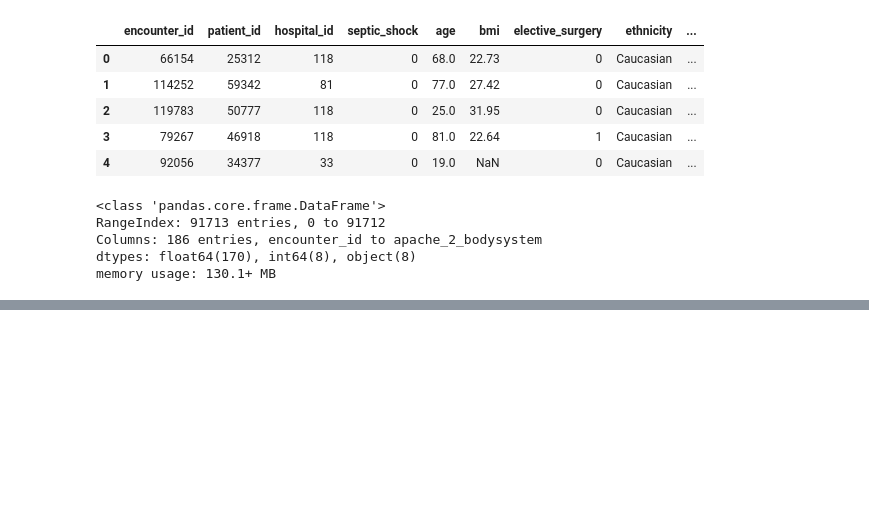
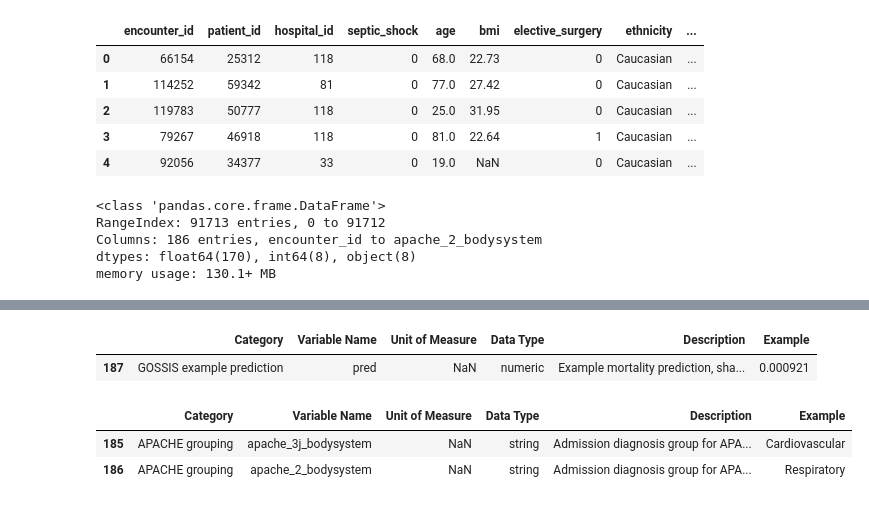
Before and after one commit to ardranijesh/Data-science-study, a Jupyter notebook: Project/Healthcare_Domain/Health_care_sepsis_septic_shock/Untitled.ipynb, the cells around one changed output, grey strips where cells are left out. Cells and saved outputs as stored; diff of their text form; code cells hidden in the pictures; blank space fills up the shorter version.

```diff
--- a/Project/Healthcare_Domain/Health_care_sepsis_septic_shock/Untitled.ipynb
+++ b/Project/Healthcare_Domain/Health_care_sepsis_septic_shock/Untitled.ipynb
@@ -56,0 +84,13 @@ Name: septic_shock, dtype: int64
+# %%
+cols= select_category(dictionary, "GOSSIS example prediction")
+cols
+# %% [output]
+|  | Category | Variable Name | Unit of Measure | Data Type | Description | Example |
+| 187 | GOSSIS example prediction | pred | NaN | numeric | Example mortality prediction, sha... | 0.000921 |
+# %%
+cols=select_category(dictionary,"APACHE grouping")
+cols
+# %% [output]
+|  | Category | Variable Name | Unit of Measure | Data Type | Description | Example |
+| 185 | APACHE grouping | apache_3j_bodysystem | NaN | string | Admission diagnosis group for APA... | Cardiovascular |
+| 186 | APACHE grouping | apache_2_bodysystem | NaN | string | Admission diagnosis group for APA... | Respiratory |
```
Also changed, not shown: parts of 9 cells of this notebook.
